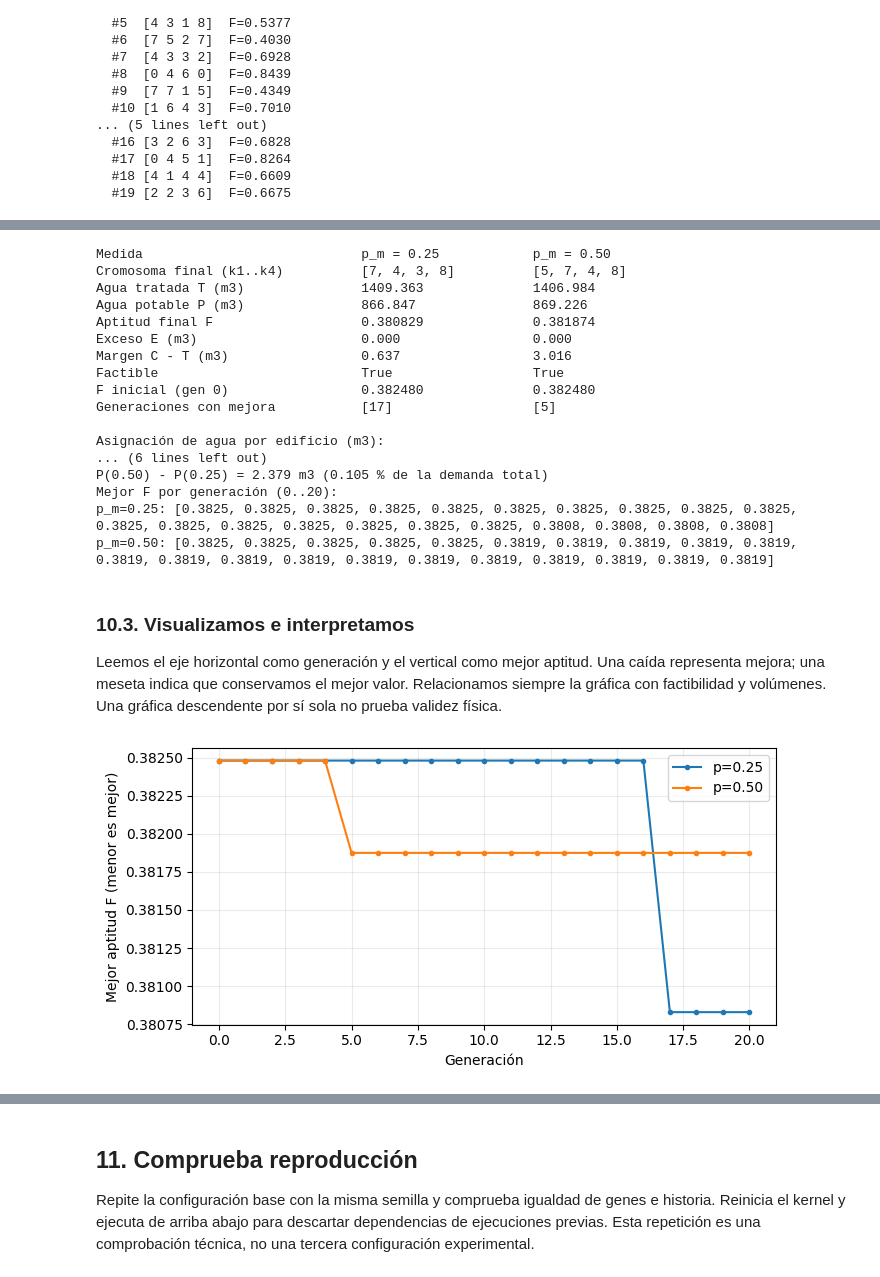
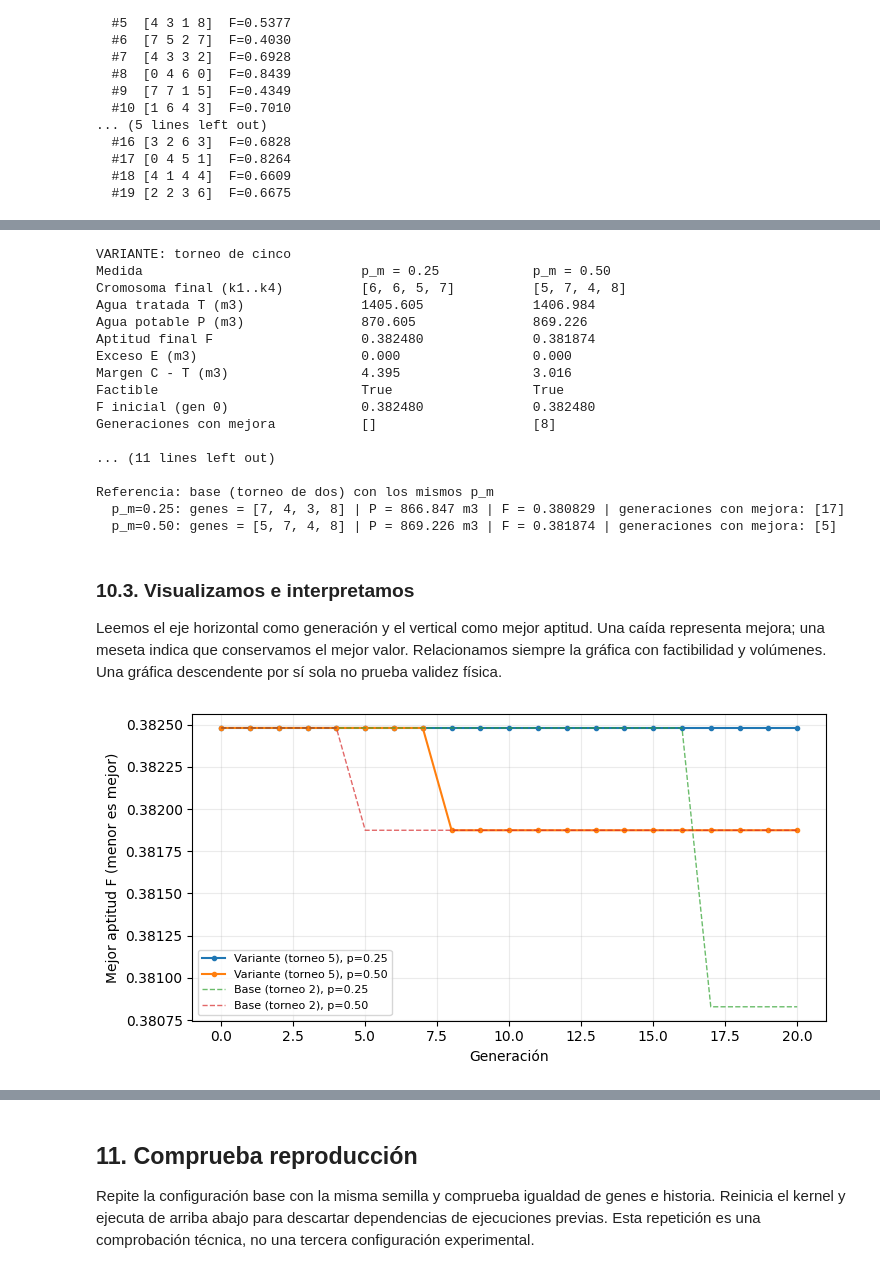
Before and after one commit to Zuka505/Reto, a Jupyter notebook: reto.ipynb, the cells around one changed output, grey strips where cells are left out. Drawn from its saved outputs; the diff is of its cells as text; code cells hidden in the pictures.

```diff
--- a/reto.ipynb
+++ b/reto.ipynb
@@ -677,9 +713,26 @@ Ejecutamos ambas configuraciones con la base. El único cambio que se realizará
 # %%
+def run_variante(pm):
+    global tournament
+    original = tournament
+    tournament = tournament5
+    try:
+        return run_ga(**{**CONFIG, "mutation_probability": pm})
+    finally:
+        tournament = original
+
 cfg_025 = {**CONFIG, "mutation_probability": 0.25}
 cfg_050 = {**CONFIG, "mutation_probability": 0.50}
-r025 = run_ga(**cfg_025)
-r050 = run_ga(**cfg_050)
+r025 = run_variante(0.25)
+r050 = run_variante(0.50)
 
+assert np.array_equal(r025["genes"], variante["genes"])
+assert np.array_equal(r025["history"], variante["history"])
+
+b025 = run_ga(**cfg_025)
+b050 = run_ga(**cfg_050)
+assert np.array_equal(b025["genes"], base["genes"])
+
+print("VARIANTE: torneo de cinco")
 print(f"{'Medida':<34}{'p_m = 0.25':<22}{'p_m = 0.50':<22}")
 m25, m50 = r025["metrics"], r050["metrics"]
 print(f"{'Cromosoma final (k1..k4)':<34}{str(r025['genes'].tolist()):<22}{str(r050['genes'].tolist()):<22}")
@@ -702,27 +755,33 @@ for i, nombre in enumerate(BUILDINGS):
 
 dif = m50["potable"] - m25["potable"]
 print(f"\nP(0.50) - P(0.25) = {dif:.3f} m3 ({100 * dif / np.sum(DEMAND):.3f} % de la demanda total)")
-print("Mejor F por generación (0..20):")
+print("Mejor F por generación (0..20), variante torneo de cinco:")
 print("p_m=0.25:", np.round(r025["history"], 4).tolist())
 print("p_m=0.50:", np.round(r050["history"], 4).tolist())
+
+print("\nReferencia: base (torneo de dos) con los mismos p_m")
+for nombre, r in [("p_m=0.25", b025), ("p_m=0.50", b050)]:
+    m = r["metrics"]
+    print(f"  {nombre}: genes = {r['genes'].tolist()} | P = {m['potable']:.3f} m3 | "
+          f"F = {m['fitness']:.6f} | generaciones con mejora: {mejoras(r['history'])}")
 # %% [output]
+VARIANTE: torneo de cinco
 Medida                            p_m = 0.25            p_m = 0.50
-Cromosoma final (k1..k4)          [7, 4, 3, 8]          [5, 7, 4, 8]
-Agua tratada T (m3)               1409.363              1406.984
-Agua potable P (m3)               866.847               869.226
-Aptitud final F                   0.380829              0.381874
+Cromosoma final (k1..k4)          [6, 6, 5, 7]          [5, 7, 4, 8]
+Agua tratada T (m3)               1405.605              1406.984
+Agua potable P (m3)               870.605               869.226
+Aptitud final F                   0.382480              0.381874
 Exceso E (m3)                     0.000                 0.000
-Margen C - T (m3)                 0.637                 3.016
+Margen C - T (m3)                 4.395                 3.016
 Factible                          True                  True
 F inicial (gen 0)                 0.382480              0.382480
-Generaciones con mejora           [17]                  [5]
+Generaciones con mejora           []                    [8]
 
-Asignación de agua por edificio (m3):
-... (6 lines left out)
-P(0.50) - P(0.25) = 2.379 m3 (0.105 % de la demanda total)
-Mejor F por generación (0..20):
-p_m=0.25: [0.3825, 0.3825, 0.3825, 0.3825, 0.3825, 0.3825, 0.3825, 0.3825, 0.3825, 0.3825, 0.3825, 0.3825, 0.3825, 0.3825, 0.3825, 0.3825, 0.3825, 0.3808, 0.3808, 0.3808, 0.3808]
-p_m=0.50: [0.3825, 0.3825, 0.3825, 0.3825, 0.3825, 0.3819, 0.3819, 0.3819, 0.3819, 0.3819, 0.3819, 0.3819, 0.3819, 0.3819, 0.3819, 0.3819, 0.3819, 0.3819, 0.3819, 0.3819, 0.3819]
+... (11 lines left out)
+
+Referencia: base (torneo de dos) con los mismos p_m
+  p_m=0.25: genes = [7, 4, 3, 8] | P = 866.847 m3 | F = 0.380829 | generaciones con mejora: [17]
+  p_m=0.50: genes = [5, 7, 4, 8] | P = 869.226 m3 | F = 0.381874 | generaciones con mejora: [5]
 # %% [markdown]
 ### 10.3. Visualizamos e interpretamos
 
@@ -730,16 +789,18 @@ Leemos el eje horizontal como generación y el vertical como mejor aptitud. Una
 # %%
 import matplotlib.pyplot as plt
 
-fig, ax = plt.subplots(figsize=(7, 3.5))
-for label, result in [("p=0.25", baseline), ("p=0.50", variant)]:
-    ax.plot(range(len(result["history"])), result["history"], marker=".", label=label)
+fig, ax = plt.subplots(figsize=(7.5, 3.8))
+ax.plot(range(len(r025["history"])), r025["history"], marker=".", label="Variante (torneo 5), p=0.25")
+ax.plot(range(len(r050["history"])), r050["history"], marker=".", label="Variante (torneo 5), p=0.50")
+ax.plot(range(len(b025["history"])), b025["history"], ls="--", lw=1, alpha=0.7, label="Base (torneo 2), p=0.25")
+ax.plot(range(len(b050["history"])), b050["history"], ls="--", lw=1, alpha=0.7, label="Base (torneo 2), p=0.50")
 ax.set(xlabel='Generación', ylabel='Mejor aptitud F (menor es mejor)')
 ax.grid(alpha=0.25)
-ax.legend()
+ax.legend(fontsize=8)
 fig.tight_layout()
 plt.show()
 # %% [output]
-[figure, old version]
+[figure, new version]
 # %% [markdown]
 ### 10.4 Interpretación de resultados
 
```
Also changed, not shown: parts of 4 cells of this notebook.
